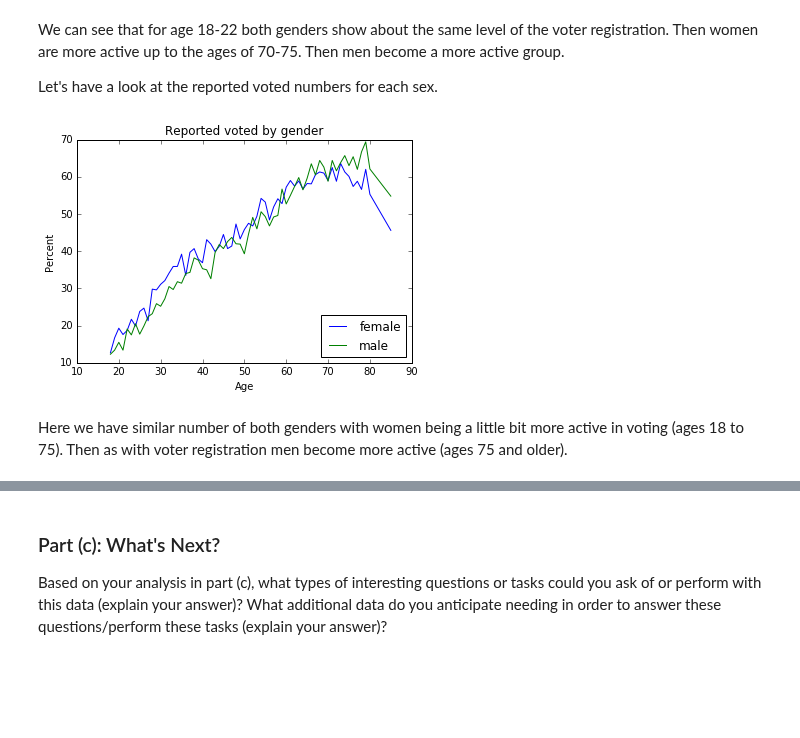
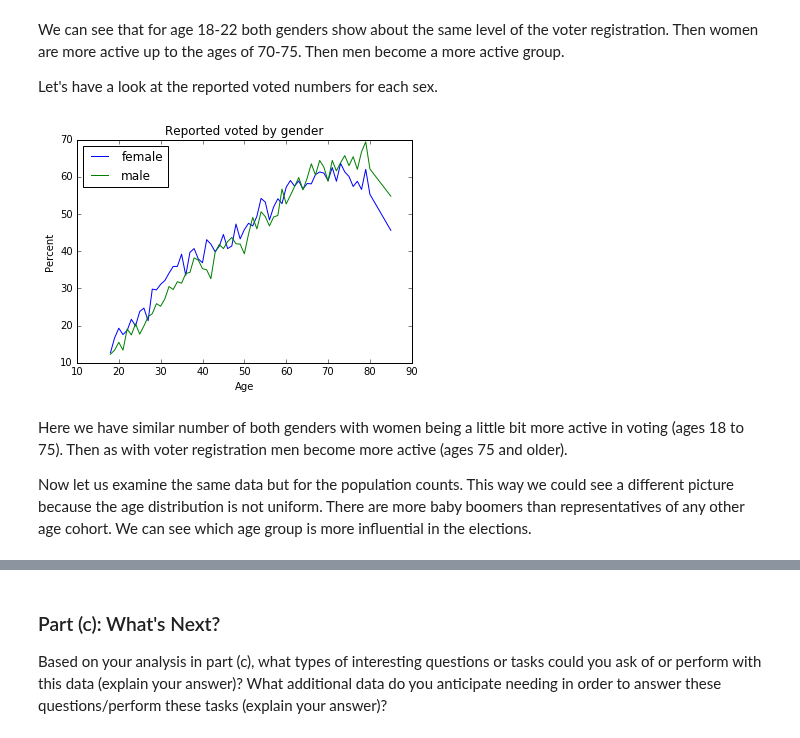
Before and after one commit to colbyZ/test1, a Jupyter notebook: src/main/python/hw1/Zambalayev_Timur_CSCI_E_109a_HW1.ipynb, the cells around one changed output, grey strips where cells are left out. Drawn from its saved outputs; the diff is of its cells as text; code cells hidden in the pictures; blank space fills up the shorter version.

```diff
--- a/src/main/python/hw1/Zambalayev_Timur_CSCI_E_109a_HW1.ipynb
+++ b/src/main/python/hw1/Zambalayev_Timur_CSCI_E_109a_HW1.ipynb
@@ -880,7 +880,7 @@ def show_plot(title, plot_info_1, plot_info_2, ylabel):
     plt.plot(plot_info_2[0], label=plot_info_2[1])
     plt.xlabel('Age')
     plt.ylabel(ylabel)
-    plt.legend(loc='lower right')
+    plt.legend(loc='upper left')
     plt.title(title)
     plt.show()
 
@@ -893,7 +893,7 @@ def show_number_plot(title, plot_info_1, plot_info_2):
     show_plot(title, plot_info_1, plot_info_2, 'Population')
 
 
-show_plot(
+show_percent_plot(
     'Registered vs Voted',
     (age_df.loc['Both sexes'][['US Citizen - Reported registered - Percent']], 'registered'),
     (age_df.loc['Both sexes'][['US Citizen - Reported voted - Percent']], 'voted'))
@@ -917,11 +917,13 @@ We can see that for age 18-22 both genders show about the same level of the vote
 
 Let's have a look at the reported voted numbers for each sex.
 # %%
-show_plot(
+show_percent_plot(
     'Reported voted by gender',
     (age_df.loc['Female'][['US Citizen - Reported voted - Percent']], 'female'),
     (age_df.loc['Male'][['US Citizen - Reported voted - Percent']], 'male'))
 # %% [output]
-[figure, old version]
+[figure, new version]
 # %% [markdown]
 Here we have similar number of both genders with women being a little bit more active in voting (ages 18 to 75). Then as with voter registration men become more active (ages 75 and older).
+
+Now let us examine the same data but for the population counts. This way we could see a different picture because the age distribution is not uniform. There are more baby boomers than representatives of any other age cohort. We can see which age group is more influential in the elections.
```
Also changed, not shown: parts of 11 cells of this notebook, 1 other file.
